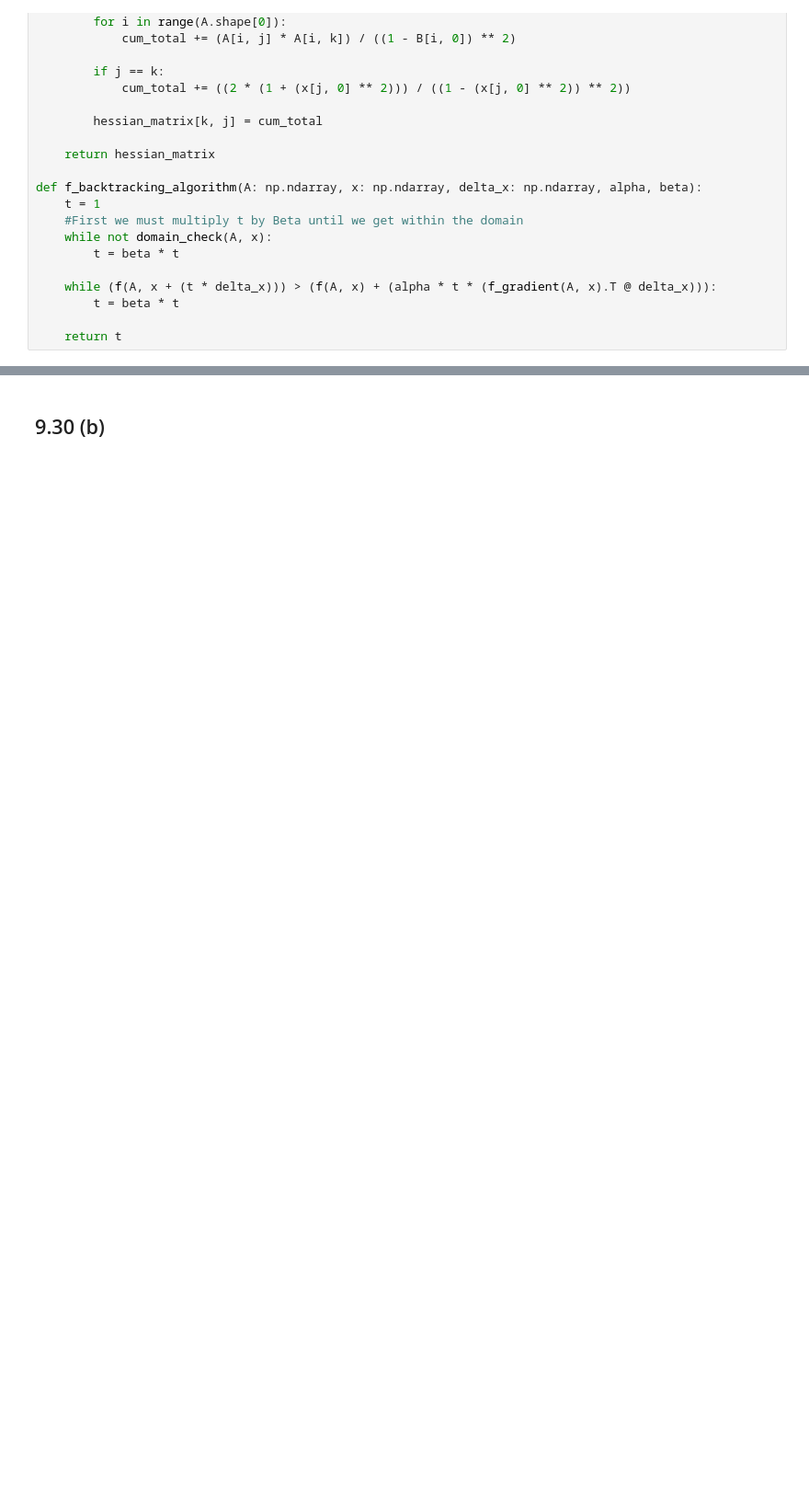
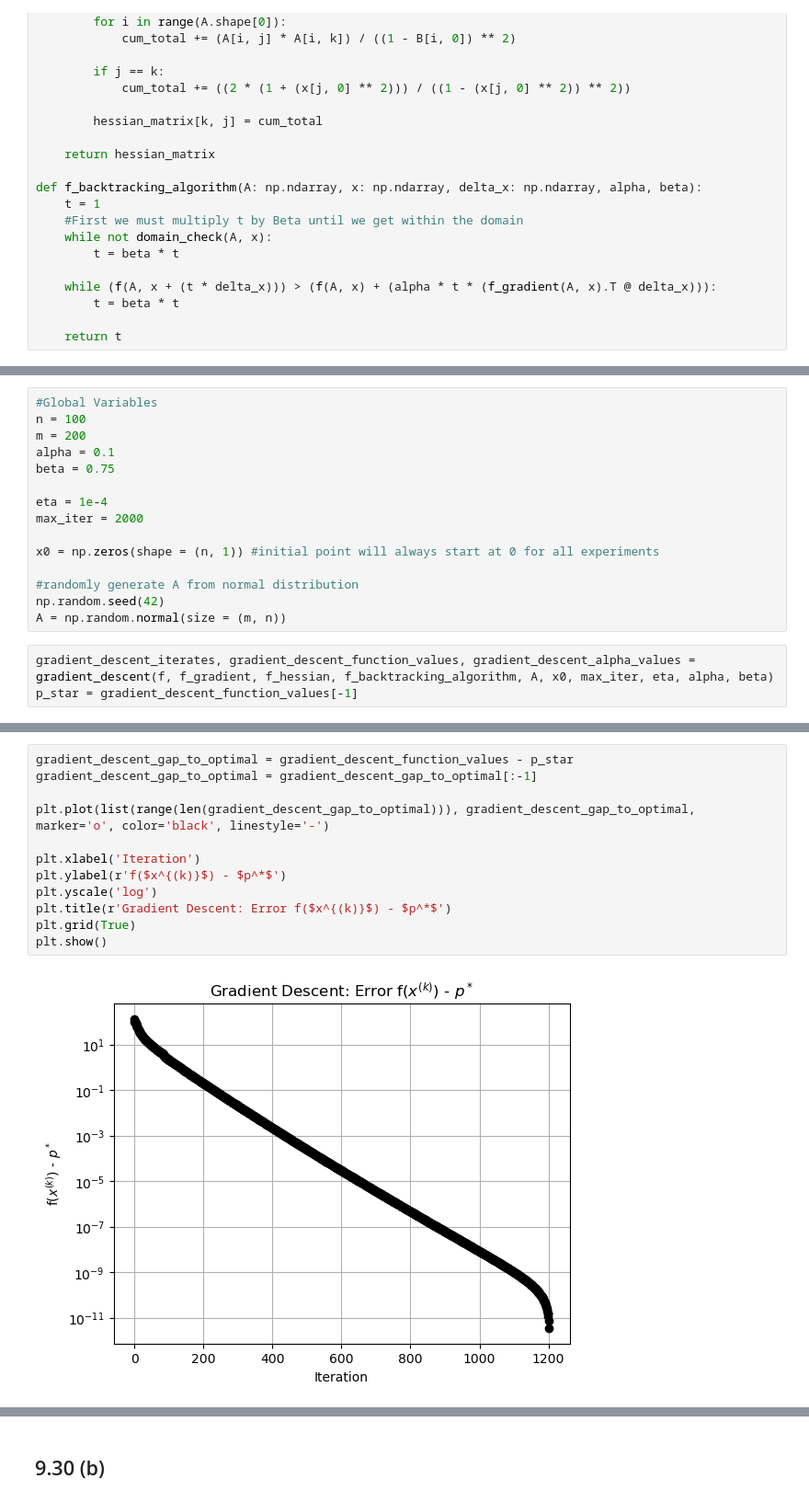
Before and after one commit to Ravi-Raghavan/ConvexOptimization, a Jupyter notebook: hw5.ipynb, the cells around one changed output, grey strips where cells are left out. Shown at 92% size. Drawn from its saved outputs; the diff is of its cells as text; blank space fills up the shorter version.

```diff
--- a/hw5.ipynb
+++ b/hw5.ipynb
@@ -365,0 +372,18 @@ Iteration: 977, Current Function Value(Beginning of Iteration): -136.78562926548
+# %%
+#Global Variables
+n = 100
+m = 200
+alpha = 0.1
+beta = 0.75
+
+eta = 1e-4
+max_iter = 2000
+
+x0 = np.zeros(shape = (n, 1)) #initial point will always start at 0 for all experiments
+
+#randomly generate A from normal distribution
+np.random.seed(42)
+A = np.random.normal(size = (m, n))
+# %%
+gradient_descent_iterates, gradient_descent_function_values, gradient_descent_alpha_values = gradient_descent(f, f_gradient, f_hessian, f_backtracking_algorithm, A, x0, max_iter, eta, alpha, beta)
+p_star = gradient_descent_function_values[-1]
@@ -365,0 +408,14 @@ Iteration: 977, Current Function Value(Beginning of Iteration): -136.78562926548
+# %%
+gradient_descent_gap_to_optimal = gradient_descent_function_values - p_star
+gradient_descent_gap_to_optimal = gradient_descent_gap_to_optimal[:-1]
+
+plt.plot(list(range(len(gradient_descent_gap_to_optimal))), gradient_descent_gap_to_optimal, marker='o', color='black', linestyle='-')
+
+plt.xlabel('Iteration')
+plt.ylabel(r'f($x^{(k)}$) - $p^*$')
+plt.yscale('log')
+plt.title(r'Gradient Descent: Error f($x^{(k)}$) - $p^*$')
+plt.grid(True)
+plt.show()
+# %% [output]
+[figure, added]
```
Also changed, not shown: parts of 31 cells of this notebook.
